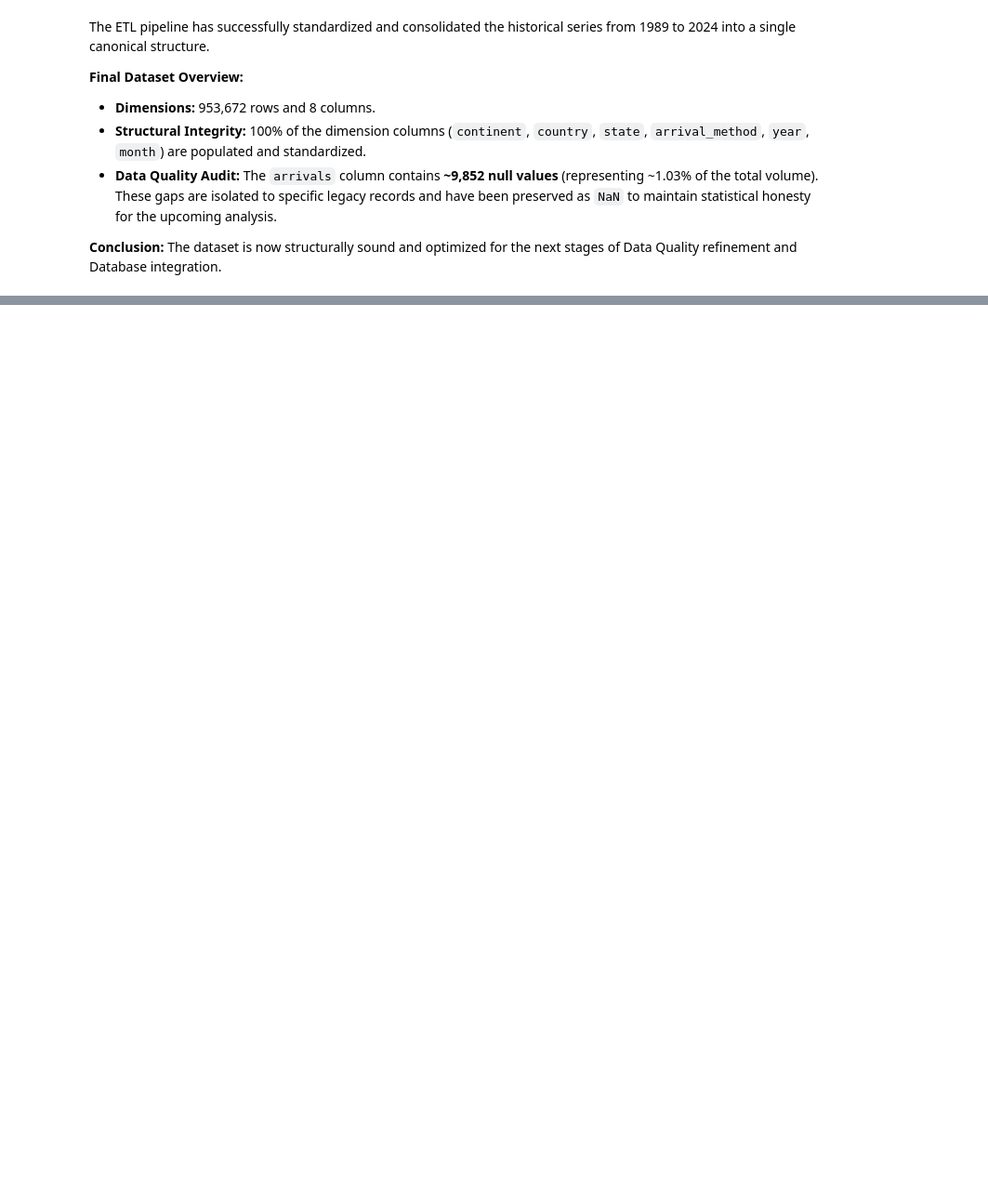
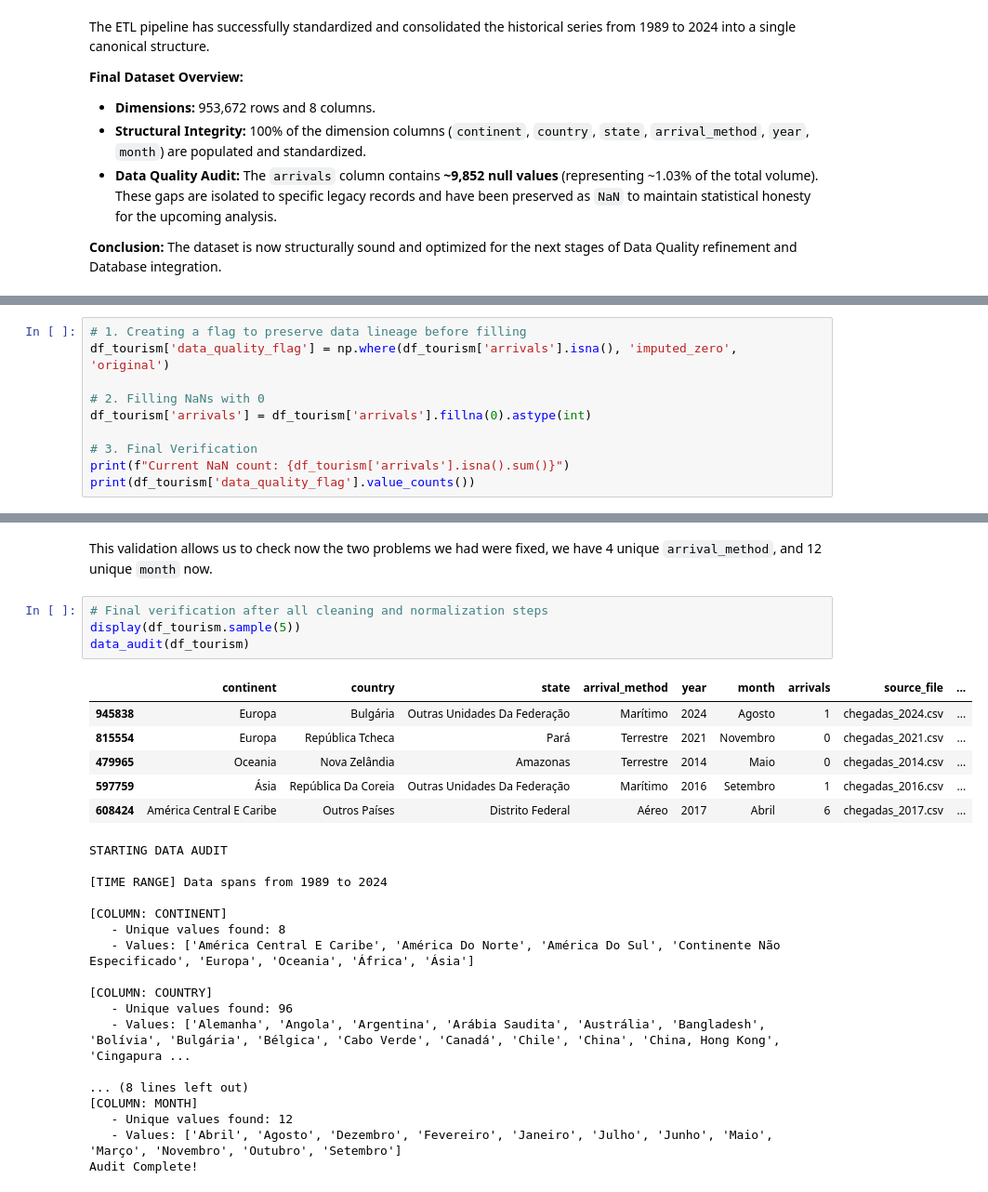
Before and after one commit to Dev-Yudii/tourism-analysis, a Jupyter notebook: notebooks/tourism_1989_2024.ipynb, the cells around one changed output, grey strips where cells are left out. Shown at 93% size. Cells and saved outputs as stored; diff of their text form; blank space fills up the shorter version.

Commit message:
update: README and some improvements on notebooks after review

```diff
--- a/notebooks/tourism_1989_2024.ipynb
+++ b/notebooks/tourism_1989_2024.ipynb
@@ -385,0 +395,10 @@ display(quality_report)
+# %%
+# 1. Creating a flag to preserve data lineage before filling
+df_tourism['data_quality_flag'] = np.where(df_tourism['arrivals'].isna(), 'imputed_zero', 'original')
+
+# 2. Filling NaNs with 0
+df_tourism['arrivals'] = df_tourism['arrivals'].fillna(0).astype(int)
+
+# 3. Final Verification
+print(f"Current NaN count: {df_tourism['arrivals'].isna().sum()}")
+print(df_tourism['data_quality_flag'].value_counts())
@@ -385,0 +516,30 @@ display(quality_report)
+# %% [markdown]
+This validation allows us to check now the two problems we had were fixed, we have 4 unique `arrival_method`, and 12 unique `month` now.
+# %%
+# Final verification after all cleaning and normalization steps
+display(df_tourism.sample(5))
+data_audit(df_tourism)
+# %% [output]
+|  | continent | country | state | arrival_method | year | month | arrivals | source_file | ... |
+| 945838 | Europa | Bulgária | Outras Unidades Da Federação | Marítimo | 2024 | Agosto | 1 | chegadas_2024.csv | ... |
+| 815554 | Europa | República Tcheca | Pará | Terrestre | 2021 | Novembro | 0 | chegadas_2021.csv | ... |
+| 479965 | Oceania | Nova Zelândia | Amazonas | Terrestre | 2014 | Maio | 0 | chegadas_2014.csv | ... |
+| 597759 | Ásia | República Da Coreia | Outras Unidades Da Federação | Marítimo | 2016 | Setembro | 1 | chegadas_2016.csv | ... |
+| 608424 | América Central E Caribe | Outros Países | Distrito Federal | Aéreo | 2017 | Abril | 6 | chegadas_2017.csv | ... |
+STARTING DATA AUDIT
+
+[TIME RANGE] Data spans from 1989 to 2024
+
+[COLUMN: CONTINENT]
+   - Unique values found: 8
+   - Values: ['América Central E Caribe', 'América Do Norte', 'América Do Sul', 'Continente Não Especificado', 'Europa', 'Oceania', 'África', 'Ásia']
+
+[COLUMN: COUNTRY]
+   - Unique values found: 96
+   - Values: ['Alemanha', 'Angola', 'Argentina', 'Arábia Saudita', 'Austrália', 'Bangladesh', 'Bolívia', 'Bulgária', 'Bélgica', 'Cabo Verde', 'Canadá', 'Chile', 'China', 'China, Hong Kong', 'Cingapura ...
+
+... (8 lines left out)
+[COLUMN: MONTH]
+   - Unique values found: 12
+   - Values: ['Abril', 'Agosto', 'Dezembro', 'Fevereiro', 'Janeiro', 'Julho', 'Junho', 'Maio', 'Março', 'Novembro', 'Outubro', 'Setembro']
+Audit Complete!
```
Also changed, not shown: parts of 24 cells of this notebook, 2 other files.
